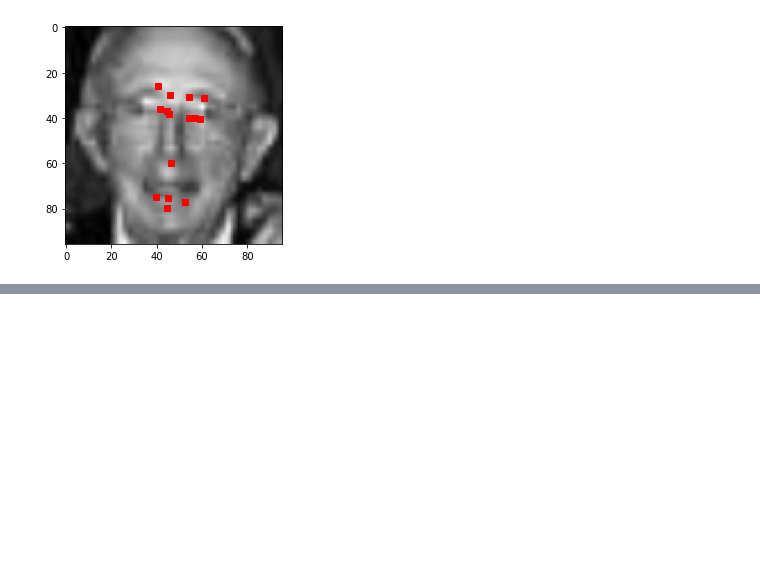
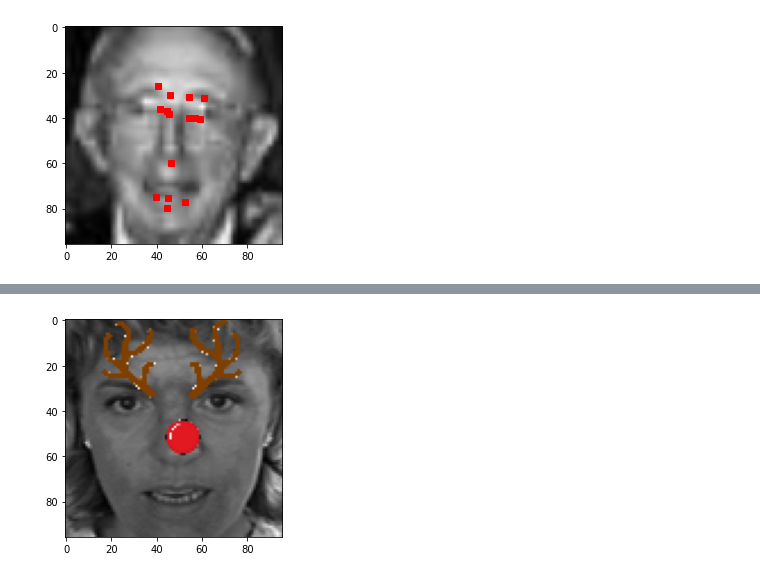
Before and after one commit to Tenna18/DL, a Jupyter notebook: Training.ipynb, the cells around one changed output, grey strips where cells are left out. Saved outputs shown, nothing was run; the diff lists cells and outputs as text; code cells hidden in the pictures; blank space fills up the shorter version.

Commit message:
filter applied

```diff
--- a/Training.ipynb
+++ b/Training.ipynb
@@ -277,0 +332,34 @@ show_image_with_keypoints_by_id2(test_data, 1000)
+# %%
+# Apply the nose filter
+nose_width = 10
+
+nose_filter = cv2.imread('nose.png', -1)
+nose_filter = cv2.resize(nose_filter, (nose_width*2,20))
+sw,sh,sc = nose_filter.shape
+
+
+for i in range(0,sw):
+    for j in range(0,sh):
+        if nose_filter[i,j][3] != 0:
+            img_copy[nose_coords[0]+i-8, nose_coords[1]+j-8] = nose_filter[i,j]
+# %%
+# Apply Antlers filter on the image.
+antlers_width = left_brow_coords[0] - right_brow_coords[0]
+
+antlers_filter = cv2.imread('antlers.png', -1)
+antlers_filter = cv2.resize(antlers_filter, (antlers_width,35))
+gw,gh,gc = antlers_filter.shape
+
+for i in range(0,gw):
+    for j in range(0,gh):
+        if antlers_filter[i,j][3] != 0:
+            img_copy[left_brow_coords[1]+i-28, right_brow_coords[0]+j] = antlers_filter[i,j]
+# %%
+img_copy = img_copy.astype(np.uint8)
+img_copy = cv2.cvtColor(img_copy, cv2.COLOR_BGRA2RGB)       # Revert back to RGB
+# %%
+def plot_sample1(image):
+    image = image.reshape(96,96,3)
+    fig, axis = plt.subplots()
+    axis.imshow(image)
+    plt.imshow((image).astype(np.uint8))
@@ -277,0 +370,4 @@ show_image_with_keypoints_by_id2(test_data, 1000)
+# %%
+plot_sample1(img_copy)
+# %% [output]
+[figure, added]
```
Also changed, not shown: parts of 8 cells of this notebook.
